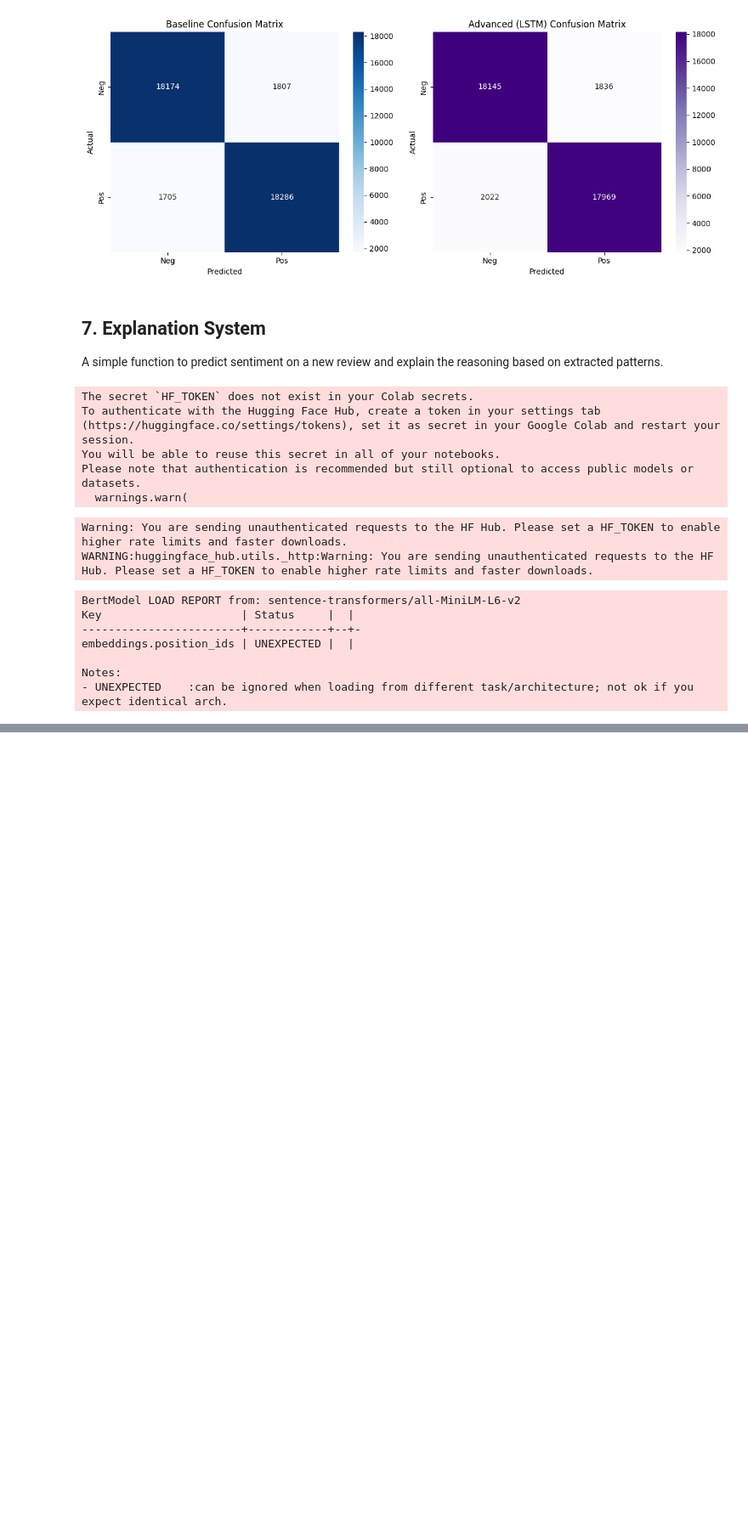
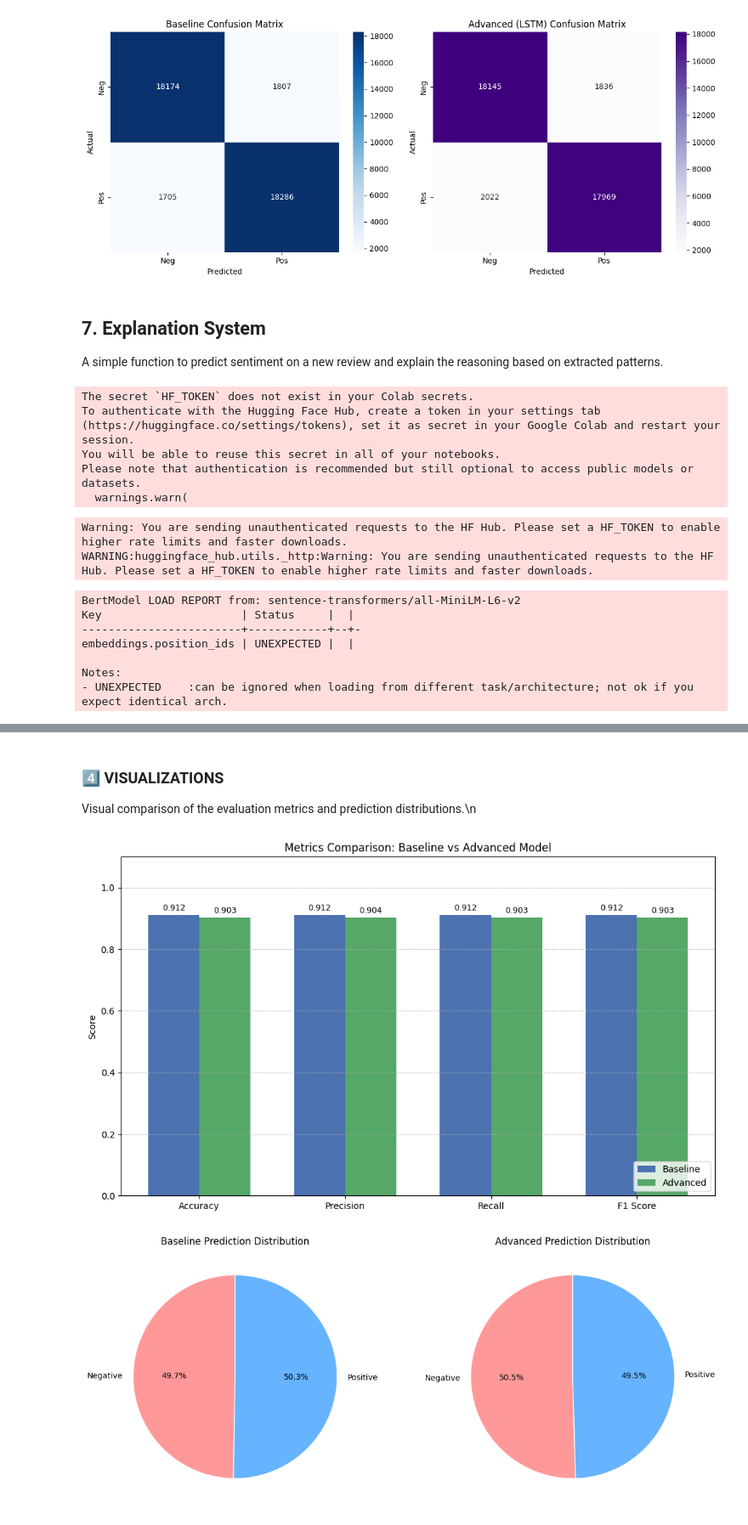
Before and after one commit to rahmamohax/SmartReviewAnalyzer, a Jupyter notebook: notebooks/06_insights.ipynb, the cells around one changed output, grey strips where cells are left out. Shown at 85% size. Saved outputs shown, nothing was run; the diff lists cells and outputs as text; code cells hidden in the pictures; blank space fills up the shorter version.

Commit message:
update evaluations

```diff
--- a/notebooks/06_insights.ipynb
+++ b/notebooks/06_insights.ipynb
@@ -553,0 +645,78 @@ True Sentiment: Positive
+# %% [markdown]
+### 4️⃣ VISUALIZATIONS
+Visual comparison of the evaluation metrics and prediction distributions.\n
+# %%
+# 4️⃣ VISUALIZATIONS: Bar chart for metrics & Pie chart for distributions
+
+import numpy as np
+
+if 'metrics_df' in locals() and not metrics_df.empty:
+
+    # ==========================================
+    # A. Metrics Comparison Bar Chart
+    # ==========================================
+    # Set up data for grouped bar chart
+    metrics_to_plot = ['Accuracy', 'Precision', 'Recall', 'F1 Score']
+    x = np.arange(len(metrics_to_plot))
+    width = 0.35  # width of the bars
+
+    fig, ax = plt.subplots(figsize=(10, 6))
+
+    baseline_scores = metrics_df.iloc[0][metrics_to_plot].values
+    advanced_scores = metrics_df.iloc[1][metrics_to_plot].values
+
+    rects1 = ax.bar(x - width/2, baseline_scores, width, label='Baseline', color='#4c72b0')
+    rects2 = ax.bar(x + width/2, advanced_scores, width, label='Advanced', color='#55a868')
+
+    # Add labels, title, and formatting
+    ax.set_ylabel('Score')
+    ax.set_title('Metrics Comparison: Baseline vs Advanced Model')
+    ax.set_xticks(x)
+    ax.set_xticklabels(metrics_to_plot)
+    ax.set_ylim(0, 1.1)
+    ax.legend(loc='lower right')
+
+    # Function to attach a text label above each bar
+    def autolabel(rects):
+        for rect in rects:
+            height = rect.get_height()
+            ax.annotate(f'{height:.3f}',
+                        xy=(rect.get_x() + rect.get_width() / 2, height),
+                        xytext=(0, 3),  # 3 points vertical offset
+                        textcoords="offset points",
+                        ha='center', va='bottom', fontsize=9)
+
+    autolabel(rects1)
+    autolabel(rects2)
+
+    plt.grid(axis='y', linestyle='--', alpha=0.7)
+    plt.tight_layout()
+    plt.show()
+
+    # ==========================================
+    # B. Prediction Distribution Pie Charts
+    # ==========================================
+    fig, (ax1, ax2) = plt.subplots(1, 2, figsize=(12, 5))
+
+    # Calculate counts and percentages
+    bl_counts = test_df['baseline_pred'].value_counts().sort_index()
+    adv_counts = test_df['advanced_pred'].value_counts().sort_index()
+
+    pie_labels = ['Negative', 'Positive']
+    colors = ['#ff9999','#66b3ff']
+
+    # Baseline Pie
+    ax1.pie(bl_counts, labels=pie_labels, autopct='%1.1f%%', startangle=90, colors=colors,
+            wedgeprops={'edgecolor': 'white'})
+    ax1.set_title('Baseline Prediction Distribution')
+
+    # Advanced Pie
+    ax2.pie(adv_counts, labels=pie_labels, autopct='%1.1f%%', startangle=90, colors=colors,
+            wedgeprops={'edgecolor': 'white'})
+    ax2.set_title('Advanced Prediction Distribution')
+
+    plt.tight_layout()
+    plt.show()
+# %% [output]
+[figure, added]
+[figure, added]
```
Also changed, not shown: parts of 6 cells of this notebook.
